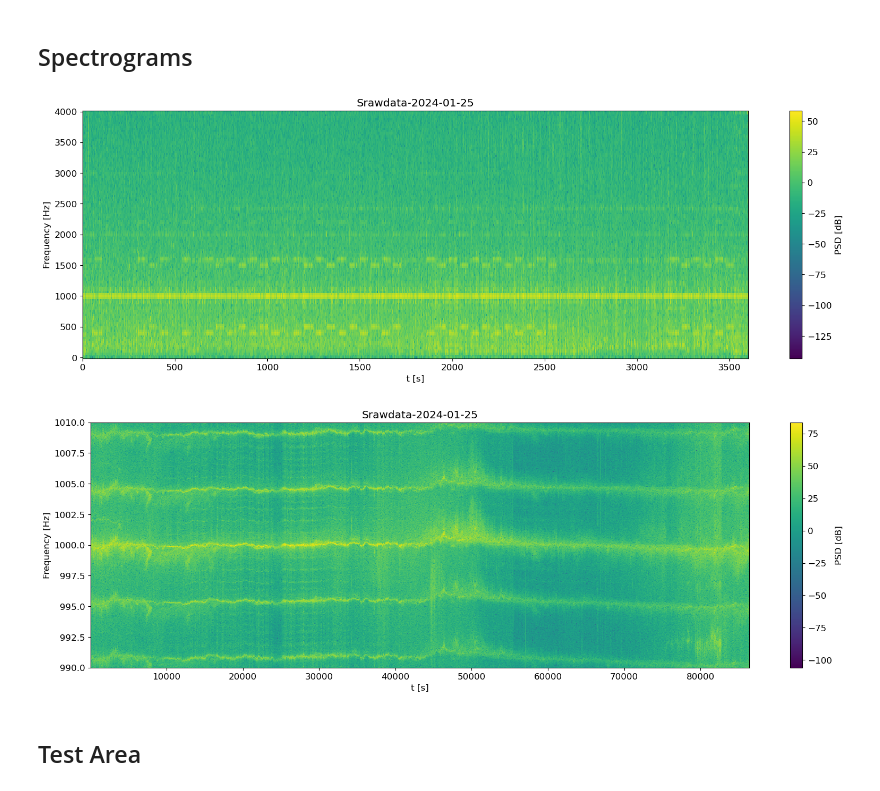
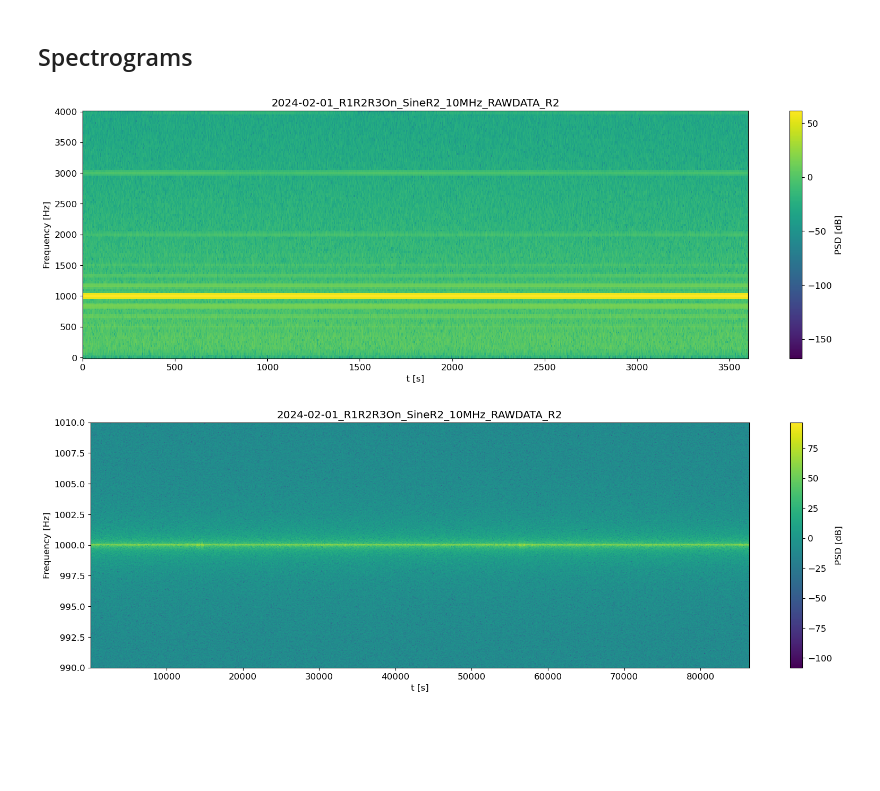
Before and after one commit to hopper19/grape2-spectrogram, a Jupyter notebook: GrapeSpectrogram1000.ipynb, the cells around one changed output. Cells and saved outputs as stored; diff of their text form; code cells hidden in the pictures; blank space fills up the shorter version.

```diff
--- a/GrapeSpectrogram1000.ipynb
+++ b/GrapeSpectrogram1000.ipynb
@@ -30,7 +30,7 @@ plt.rcParams['figure.figsize'] = (20,6)
 ## User Inputs
 # %%
 fs = 8000
-dir_path = "Srawdata-2024-01-25"
+dir_path = "2024-02-01_R1R2R3On_SineR2_10MHz_RAWDATA"
 # %% [markdown]
 ## Get List of CSV Files
 # %%
@@ -119,4 +119,6 @@ def plot_sinusoid(t, df):
     plt.show()
 # %% [markdown]
 ## Spectrograms
+# %%
+radio_index = 1
 # %%
@@ -128,28 +130,26 @@ fig = plt.figure(figsize=(20,6))
 ax  = fig.add_subplot(1,1,1)
 mpbl = ax.pcolormesh(t_spec,f,Sxx_db)
 cbar = fig.colorbar(mpbl,label='PSD [dB]')
-ax.set_title(dir_path)
+ax.set_title(dir_path+"_R"+str(radio_index+1))
 ax.set_xlabel('t [s]')
 ax.set_xlim(xlim)
 ax.set_ylabel('Frequency [Hz]')
 plt.show()
 # %% [output]
-[figure, old version]
+[figure, new version]
 # %%
-f, t_spec, Sxx = signal.spectrogram(df[1],fs=fs,window='hann',nperseg=int(fs/0.01))
+f, t_spec, Sxx = signal.spectrogram(df[radio_index],fs=fs,window='hann',nperseg=int(fs/0.01))
 Sxx_db = 10*np.log10(Sxx)
 # %%
 flim = (990,1010)
 fig = plt.figure(figsize=(20,6))
 ax  = fig.add_subplot(1,1,1)
 mpbl = ax.pcolormesh(t_spec,f,Sxx_db)
 cbar = fig.colorbar(mpbl,label='PSD [dB]')
-ax.set_title(dir_path)
+ax.set_title(dir_path+"_R"+str(radio_index+1))
 ax.set_xlabel('t [s]')
 ax.set_ylabel('Frequency [Hz]')
 ax.set_ylim(flim)
 plt.show()
 # %% [output]
-[figure, old version]
+[figure, new version]
-# %% [markdown]
-## Test Area
```
Also changed, not shown: parts of 2 cells of this notebook, 18 other files.
